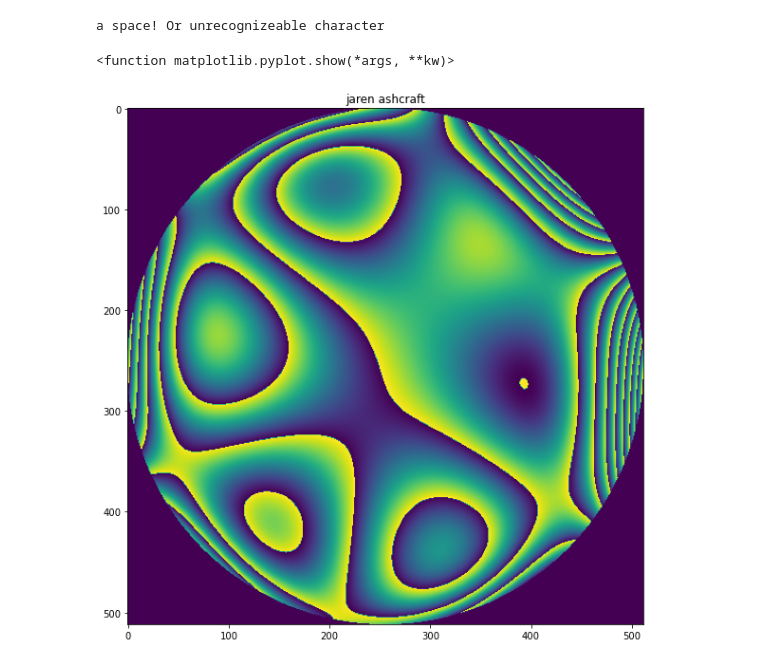
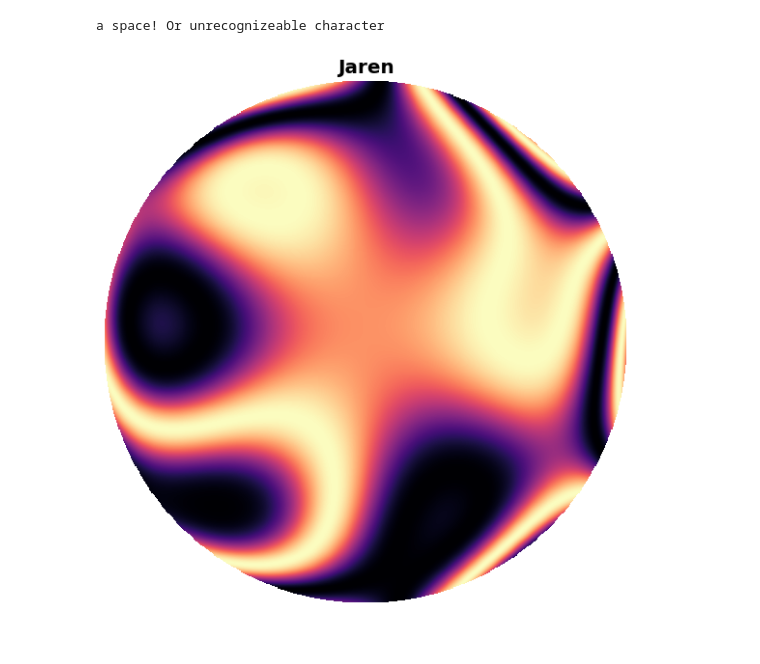
Before and after one commit to Jashcraf/shenanigans, a Jupyter notebook: Name2Zernike.ipynb, the cells around one changed output. Cells and saved outputs as stored; diff of their text form; code cells hidden in the pictures.

Commit message:
Added interferogram functionality

```diff
--- a/Name2Zernike.ipynb
+++ b/Name2Zernike.ipynb
@@ -163,12 +163,17 @@ def zernikeRadialFunc(n, m, r):
 # wraps the phase in pi steps
 def PhaseWrap(array):
 
-    for xind in range(len(array[0,:])):
-        for yind in range(len(array[0,:])):
+#     for xind in range(len(array[0,:])):
+#         for yind in range(len(array[0,:])):
 
-            array[xind,yind] = (array[xind,yind]%(np.pi))
+#             array[xind,yind] = (array[xind,yind]%(np.pi))\
+    phasor = np.exp(1j*array)
+    refer = np.exp(1j*array*0)
 
-    return array
+    phase = phasor + refer
+    unwrap = np.abs(phase*np.conj(phase))
+
+    return unwrap
 
 # the "user interface"
 def name2zernike(name):
@@ -184,15 +189,28 @@ def name2zernike(name):
     zern_arry = PhaseWrap(zern_arry)
 
     return zern_arry
+
+def maskarray(array,outside):
+
+    x = np.linspace(-1,1,array[0].size)
+    y = x
+    x,y = np.meshgrid(x,y)
+    r = np.sqrt(x**2 + y**2)
+
+    array[r>1] = outside
+
+    return array
 # %%
 # only lower case can be filtered
-name = 'jaren ashcraft'
+name = 'Jaren'
 
 plt.figure(figsize=[10,10])
-plt.imshow(name2zernike(name))
-plt.title(name)
+plt.imshow(maskarray(name2zernike(name),np.nan))
+plt.title(name,fontsize=20,fontweight='bold')
+plt.set_cmap('magma')
+plt.axis('off')
 plt.show
+plt.savefig('yourname.png')
 # %% [output]
 a space! Or unrecognizeable character
-<function matplotlib.pyplot.show(*args, **kw)>
-[figure, old version]
+[figure, new version]
```
Also changed, not shown: parts of 3 cells of this notebook.
